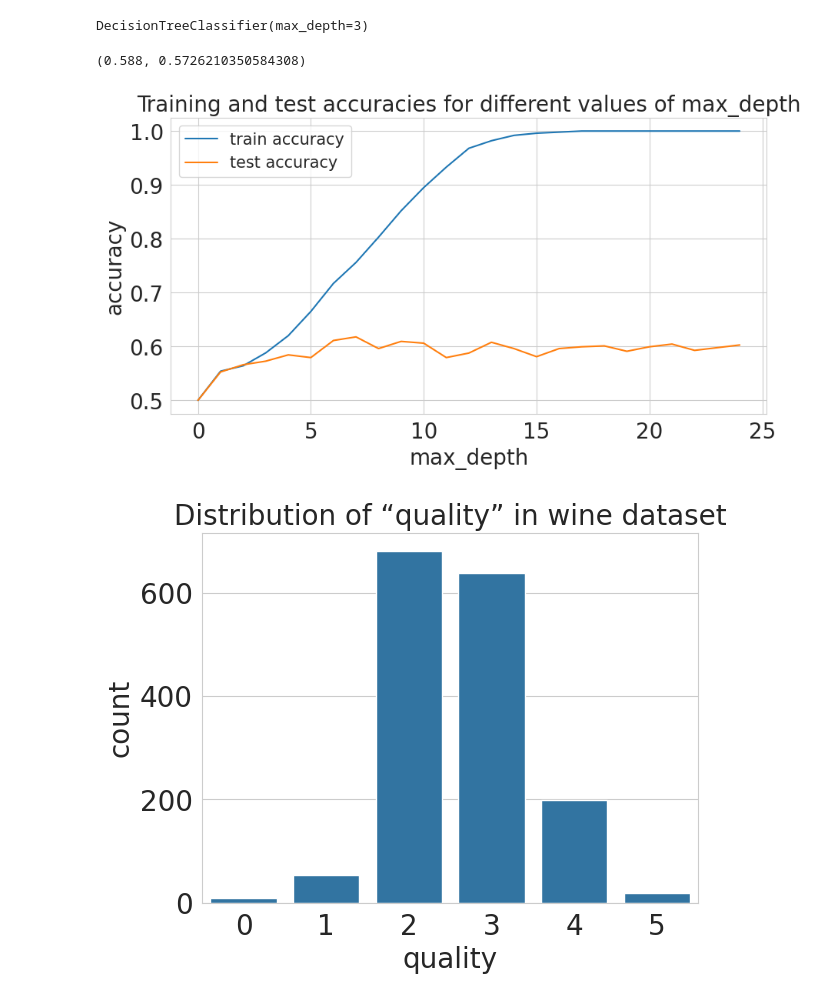
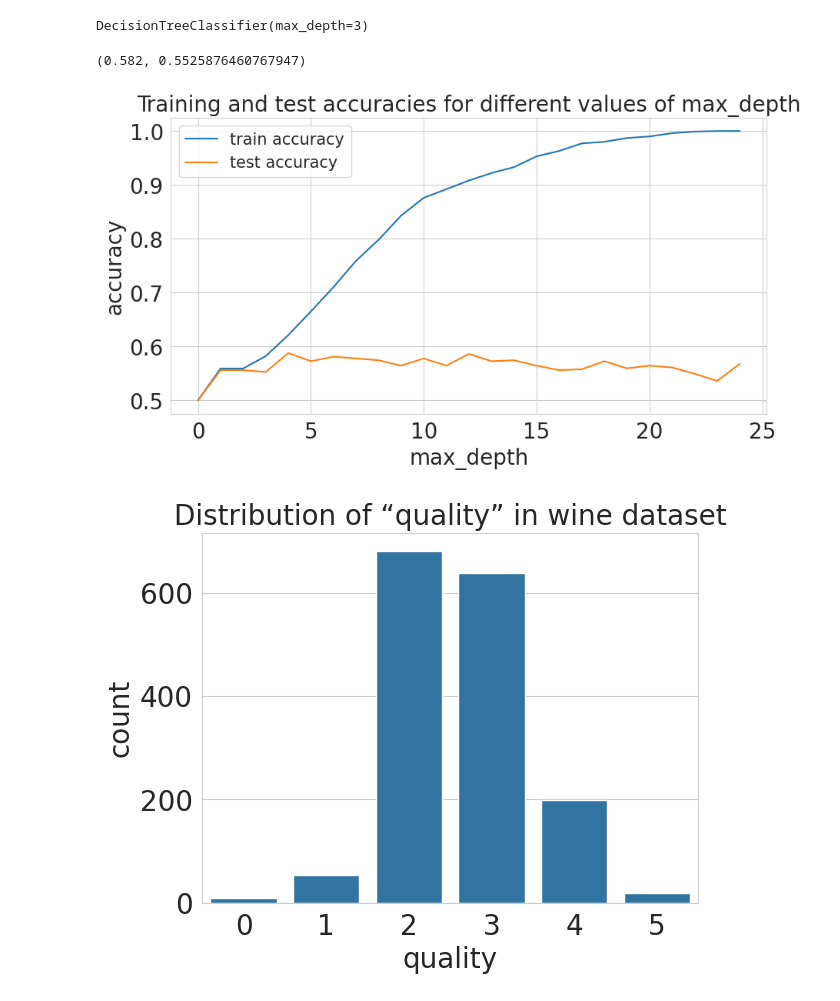
Before and after one commit to nglaz0v/approachingalmost, a Jupyter notebook: src/Cross-validation.ipynb, the cells around one changed output. Drawn from its saved outputs; the diff is of its cells as text; code cells hidden in the pictures.

```diff
--- a/src/Cross-validation.ipynb
+++ b/src/Cross-validation.ipynb
@@ -20,0 +3,11 @@ df
+# %%
+import pandas as pd
+from sklearn import datasets
+X, y = datasets.fetch_openml(
+    'wine-quality-red',
+    version=1,
+    return_X_y=True
+)
+df = pd.DataFrame(X)
+df["quality"] = y.astype(int)
+df
@@ -54,13 +61,13 @@ clf = tree.DecisionTreeClassifier(max_depth=3)
 
 # choose the columns you want to train on
 # these are the features for the model
-cols = ['fixed acidity',
-        'volatile acidity',
-        'citric acid',
-        'residual sugar',
+cols = ['fixed_acidity',
+        'volatile_acidity',
+        'citric_acid',
+        'residual_sugar',
         'chlorides',
-        'free sulfur dioxide',
-        'total sulfur dioxide',
+        'free_sulfur_dioxide',
+        'total_sulfur_dioxide',
         'density',
         'pH',
         'sulphates',
@@ -92,7 +99,7 @@ test_accuracy = metrics.accuracy_score(
 
 train_accuracy, test_accuracy
 # %% [output]
-(0.588, 0.5726210350584308)
+(0.582, 0.5525876460767947)
 # %%
 # import scikit-learn tree and metrics
 from sklearn import tree
@@ -128,13 +135,13 @@ for depth in range(1, 25):
     # note that, this can be done outside
     # the loop
     cols = [
-        'fixed acidity',
-        'volatile acidity',
-        'citric acid',
-        'residual sugar',
+        'fixed_acidity',
+        'volatile_acidity',
+        'citric_acid',
+        'residual_sugar',
         'chlorides',
-        'free sulfur dioxide',
-        'total sulfur dioxide',
+        'free_sulfur_dioxide',
+        'total_sulfur_dioxide',
         'density',
         'pH',
         'sulphates',
@@ -146,34 +153,34 @@ for depth in range(1, 25):
 
     # create training & test predictions
     train_predictions = clf.predict(df_train[cols])
     test_predictions = clf.predict(df_test[cols])
 
     # calculate training & test accuracies
     train_accuracy = metrics.accuracy_score(
         df_train.quality, train_predictions
     )
     test_accuracy = metrics.accuracy_score(
         df_test.quality, test_predictions
     )
 
     # append accuracies
     train_accuracies.append(train_accuracy)
     test_accuracies.append(test_accuracy)
 
 # create two plots using matplotlib
 # and seaborn
 plt.figure(figsize=(10, 5))
 sns.set_style("whitegrid")
 plt.plot(train_accuracies, label="train accuracy")
 plt.plot(test_accuracies, label="test accuracy")
 plt.legend(loc="upper left", prop={'size': 15})
 plt.xticks(range(0, 26, 5))
 plt.xlabel("max_depth", size=20)
 plt.ylabel("accuracy", size=20)
 plt.title("Training and test accuracies for different values of max_depth", size=20)
 plt.show()
 # %% [output]
-[figure, old version]
+[figure, new version]
 # %%
 # import pandas and model_selection module of scikit-learn
 import pandas as pd
```
Also changed, not shown: parts of 2 cells of this notebook, 9 other files.
